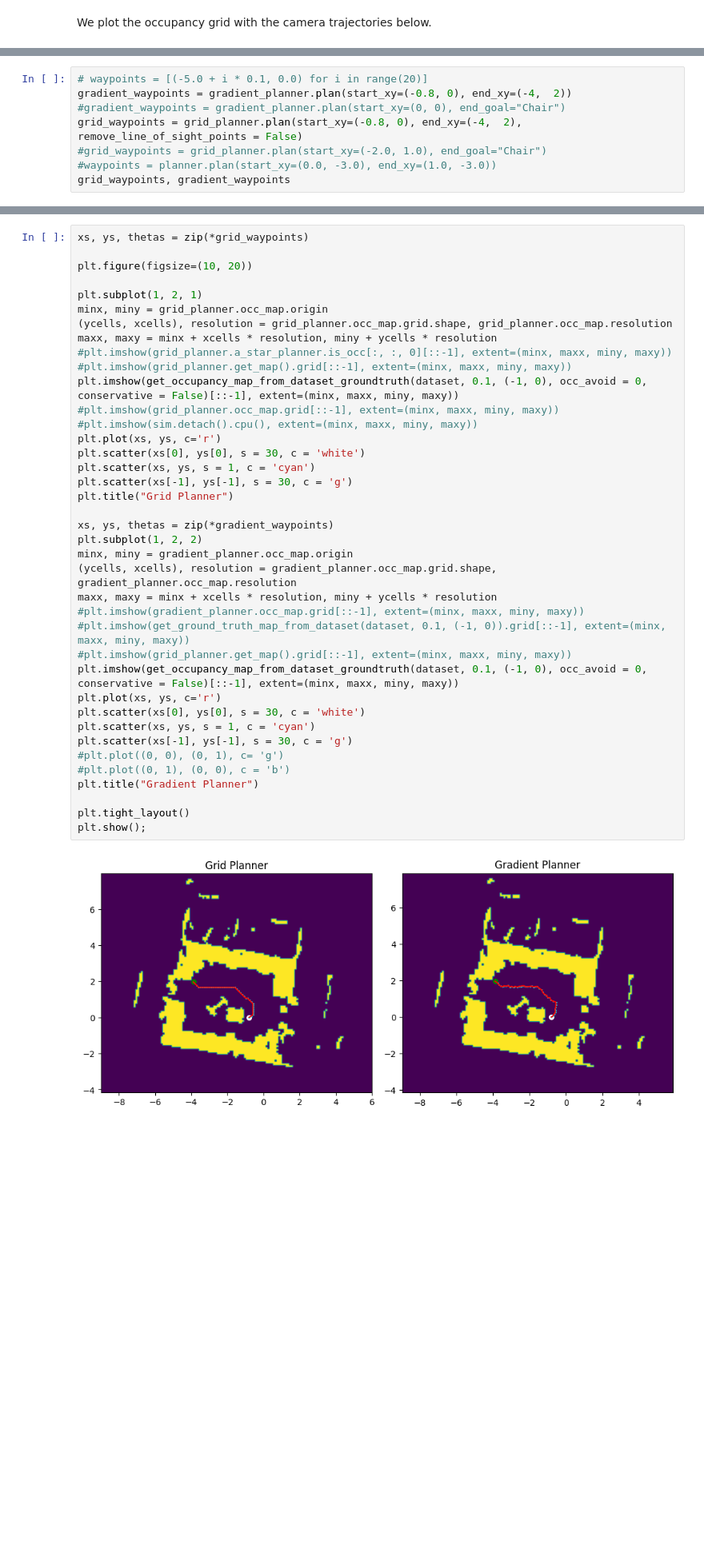
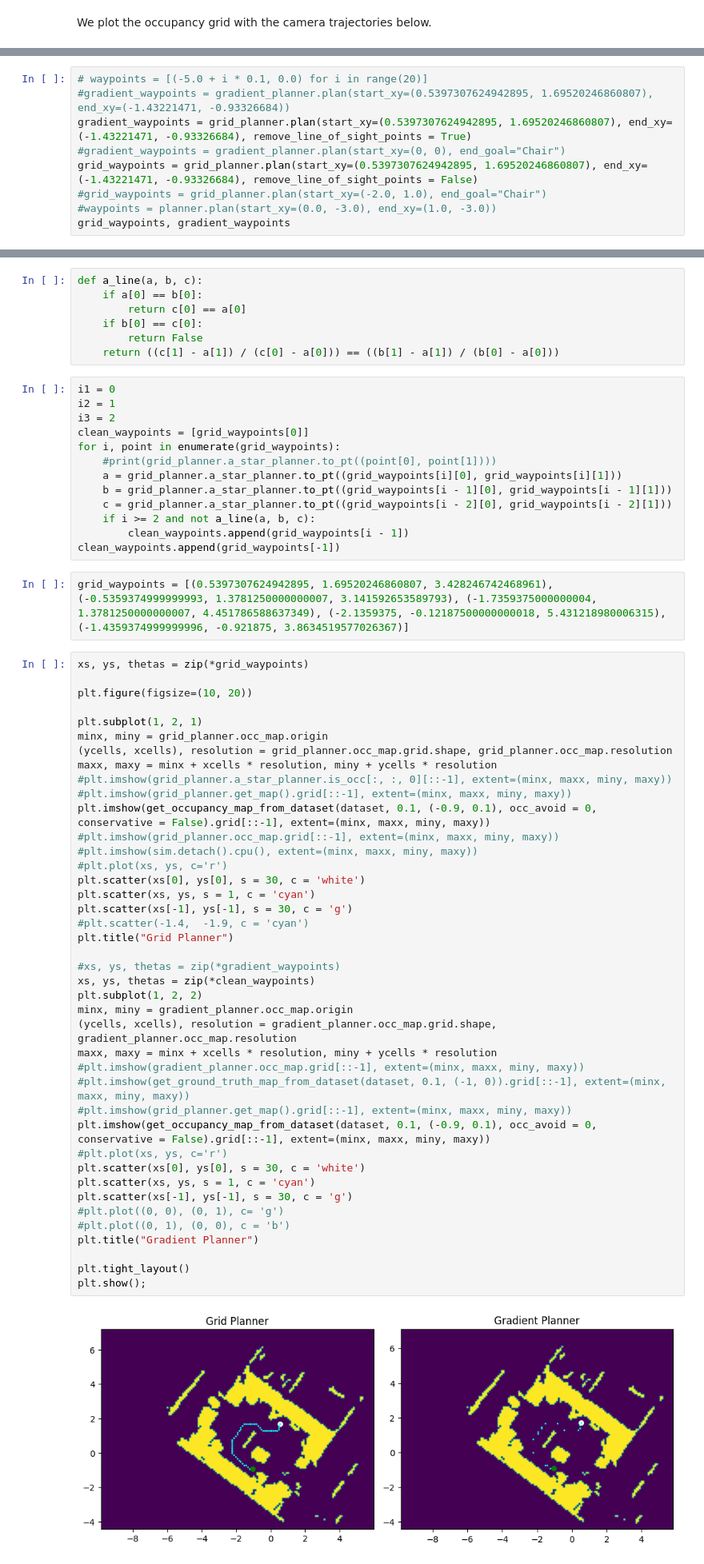
Before and after one commit to codekansas/usa, a Jupyter notebook: notebooks/06_lab.ipynb, the cells around one changed output, grey strips where cells are left out. Shown at 80% size. Saved outputs shown, nothing was run; the diff lists cells and outputs as text; blank space fills up the shorter version.

```diff
--- a/notebooks/06_lab.ipynb
+++ b/notebooks/06_lab.ipynb
@@ -361,8 +282,9 @@ plt.show();
 # %%
 # waypoints = [(-5.0 + i * 0.1, 0.0) for i in range(20)]
-gradient_waypoints = gradient_planner.plan(start_xy=(-0.8, 0), end_xy=(-4,  2))
+#gradient_waypoints = gradient_planner.plan(start_xy=(0.5397307624942895, 1.69520246860807), end_xy=(-1.43221471, -0.93326684))
+gradient_waypoints = grid_planner.plan(start_xy=(0.5397307624942895, 1.69520246860807), end_xy=(-1.43221471, -0.93326684), remove_line_of_sight_points = True)
 #gradient_waypoints = gradient_planner.plan(start_xy=(0, 0), end_goal="Chair")
-grid_waypoints = grid_planner.plan(start_xy=(-0.8, 0), end_xy=(-4,  2), remove_line_of_sight_points = False)
+grid_waypoints = grid_planner.plan(start_xy=(0.5397307624942895, 1.69520246860807), end_xy=(-1.43221471, -0.93326684), remove_line_of_sight_points = False)
 #grid_waypoints = grid_planner.plan(start_xy=(-2.0, 1.0), end_goal="Chair")
 #waypoints = planner.plan(start_xy=(0.0, -3.0), end_xy=(1.0, -3.0))
 grid_waypoints, gradient_waypoints
@@ -421,3 +309,25 @@ plt.scatter(pts[:, 0], pts[:, 1], s = 1, c = 'cyan')
+# %%
+def a_line(a, b, c):
+    if a[0] == b[0]:
+        return c[0] == a[0]
+    if b[0] == c[0]:
+        return False
+    return ((c[1] - a[1]) / (c[0] - a[0])) == ((b[1] - a[1]) / (b[0] - a[0]))
+# %%
+i1 = 0
+i2 = 1
+i3 = 2
+clean_waypoints = [grid_waypoints[0]]
+for i, point in enumerate(grid_waypoints):
+    #print(grid_planner.a_star_planner.to_pt((point[0], point[1])))
+    a = grid_planner.a_star_planner.to_pt((grid_waypoints[i][0], grid_waypoints[i][1]))
+    b = grid_planner.a_star_planner.to_pt((grid_waypoints[i - 1][0], grid_waypoints[i - 1][1]))
+    c = grid_planner.a_star_planner.to_pt((grid_waypoints[i - 2][0], grid_waypoints[i - 2][1]))
+    if i >= 2 and not a_line(a, b, c):
+        clean_waypoints.append(grid_waypoints[i - 1])
+clean_waypoints.append(grid_waypoints[-1])
+# %%
+grid_waypoints = [(0.5397307624942895, 1.69520246860807, 3.428246742468961), (-0.5359374999999993, 1.3781250000000007, 3.141592653589793), (-1.7359375000000004, 1.3781250000000007, 4.451786588637349), (-2.1359375, -0.12187500000000018, 5.431218980006315), (-1.4359374999999996, -0.921875, 3.8634519577026367)]
 # %%
 xs, ys, thetas = zip(*grid_waypoints)
 
@@ -426,39 +336,41 @@ plt.figure(figsize=(10, 20))
 plt.subplot(1, 2, 1)
 minx, miny = grid_planner.occ_map.origin
 (ycells, xcells), resolution = grid_planner.occ_map.grid.shape, grid_planner.occ_map.resolution
 maxx, maxy = minx + xcells * resolution, miny + ycells * resolution
 #plt.imshow(grid_planner.a_star_planner.is_occ[:, :, 0][::-1], extent=(minx, maxx, miny, maxy))
 #plt.imshow(grid_planner.get_map().grid[::-1], extent=(minx, maxx, miny, maxy))
-plt.imshow(get_occupancy_map_from_dataset_groundtruth(dataset, 0.1, (-1, 0), occ_avoid = 0, conservative = False)[::-1], extent=(minx, maxx, miny, maxy))
+plt.imshow(get_occupancy_map_from_dataset(dataset, 0.1, (-0.9, 0.1), occ_avoid = 0, conservative = False).grid[::-1], extent=(minx, maxx, miny, maxy))
 #plt.imshow(grid_planner.occ_map.grid[::-1], extent=(minx, maxx, miny, maxy))
 #plt.imshow(sim.detach().cpu(), extent=(minx, maxx, miny, maxy))
-plt.plot(xs, ys, c='r')
+#plt.plot(xs, ys, c='r')
 plt.scatter(xs[0], ys[0], s = 30, c = 'white')
 plt.scatter(xs, ys, s = 1, c = 'cyan')
 plt.scatter(xs[-1], ys[-1], s = 30, c = 'g')
+#plt.scatter(-1.4,  -1.9, c = 'cyan')
 plt.title("Grid Planner")
 
-xs, ys, thetas = zip(*gradient_waypoints)
+#xs, ys, thetas = zip(*gradient_waypoints)
+xs, ys, thetas = zip(*clean_waypoints)
 plt.subplot(1, 2, 2)
 minx, miny = gradient_planner.occ_map.origin
 (ycells, xcells), resolution = gradient_planner.occ_map.grid.shape, gradient_planner.occ_map.resolution
 maxx, maxy = minx + xcells * resolution, miny + ycells * resolution
 #plt.imshow(gradient_planner.occ_map.grid[::-1], extent=(minx, maxx, miny, maxy))
 #plt.imshow(get_ground_truth_map_from_dataset(dataset, 0.1, (-1, 0)).grid[::-1], extent=(minx, maxx, miny, maxy))
 #plt.imshow(grid_planner.get_map().grid[::-1], extent=(minx, maxx, miny, maxy))
-plt.imshow(get_occupancy_map_from_dataset_groundtruth(dataset, 0.1, (-1, 0), occ_avoid = 0, conservative = False)[::-1], extent=(minx, maxx, miny, maxy))
-plt.plot(xs, ys, c='r')
+plt.imshow(get_occupancy_map_from_dataset(dataset, 0.1, (-0.9, 0.1), occ_avoid = 0, conservative = False).grid[::-1], extent=(minx, maxx, miny, maxy))
+#plt.plot(xs, ys, c='r')
 plt.scatter(xs[0], ys[0], s = 30, c = 'white')
 plt.scatter(xs, ys, s = 1, c = 'cyan')
 plt.scatter(xs[-1], ys[-1], s = 30, c = 'g')
 #plt.plot((0, 0), (0, 1), c= 'g')
 #plt.plot((0, 1), (0, 0), c = 'b')
 plt.title("Gradient Planner")
 
 plt.tight_layout()
 plt.show();
 # %% [output]
-[figure, old version]
+[figure, new version]
 # %% [markdown]
 Now that we've got our trajectory, we can run it in simulation.
 # %%
```
Also changed, not shown: parts of 12 cells of this notebook, 4 other files.
